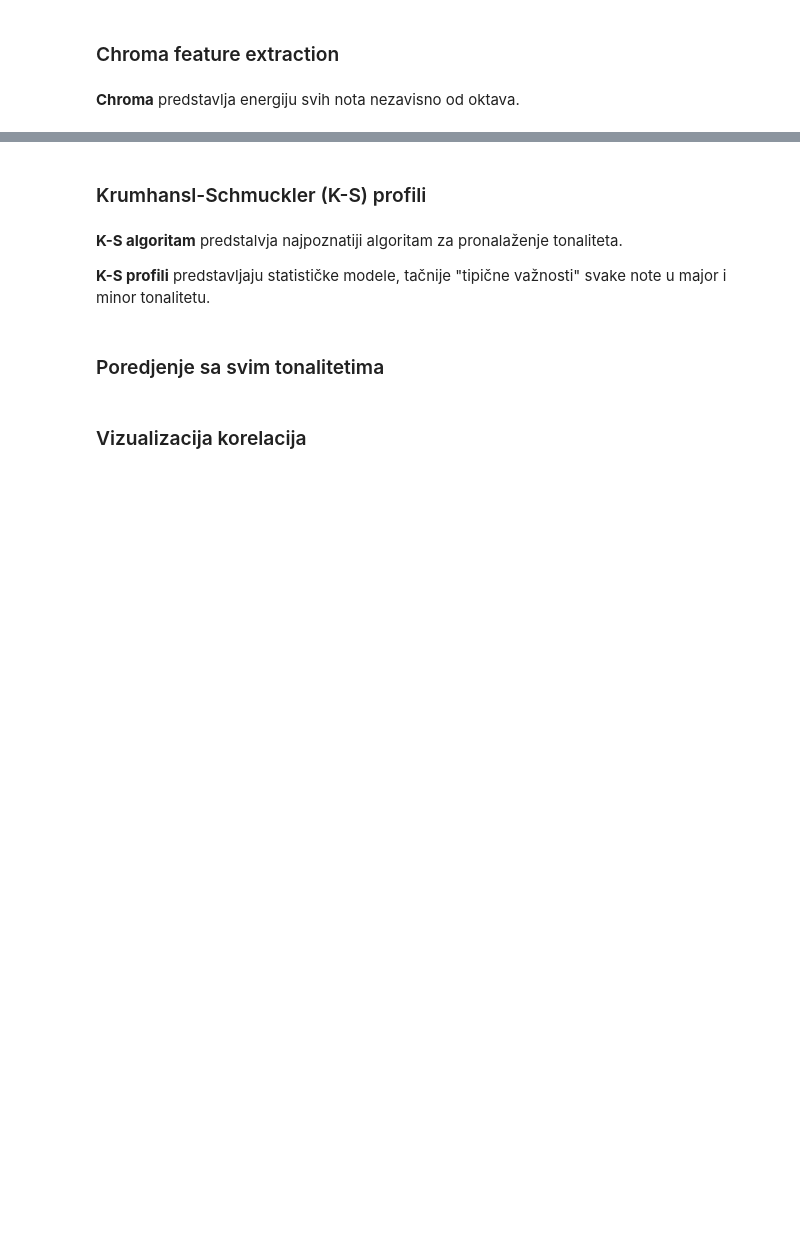
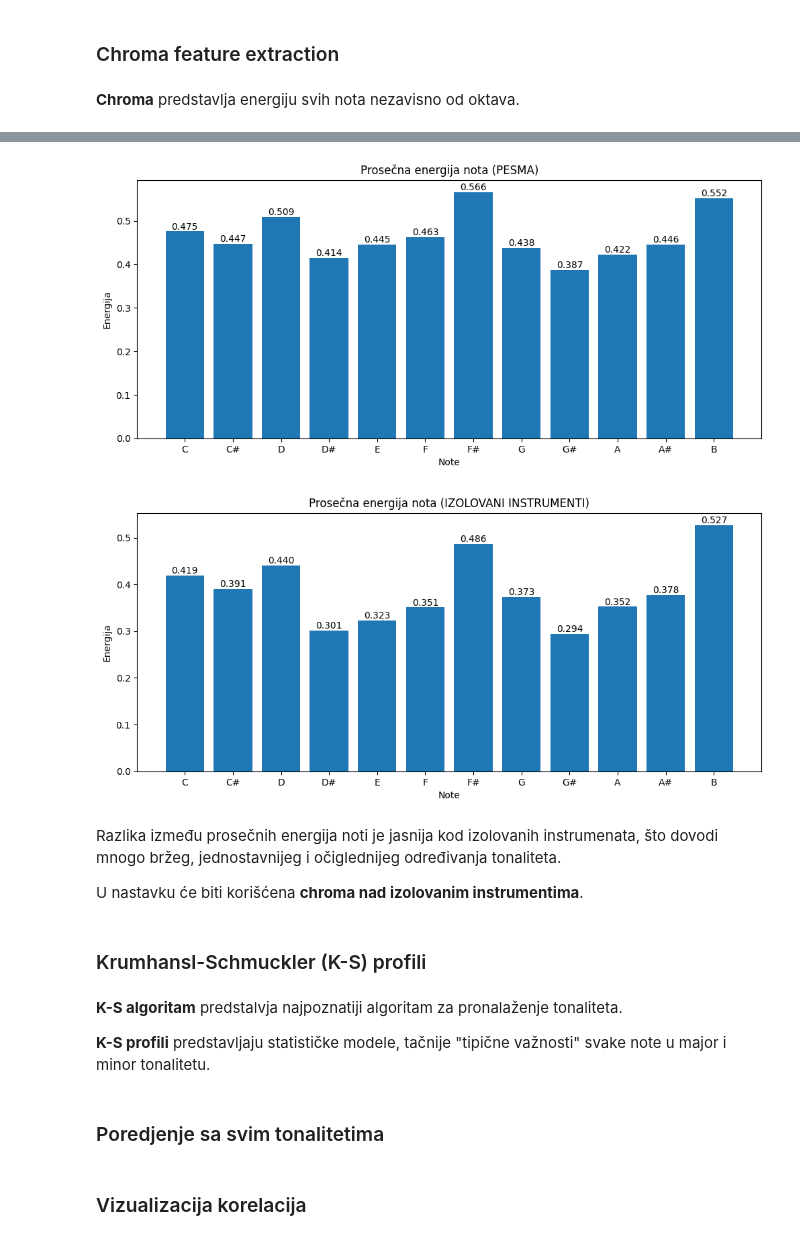
Before and after one commit to maslesa/WaveSplitNotebook, a Jupyter notebook: wave_split.ipynb, the cells around one changed output, grey strips where cells are left out. Cells and saved outputs as stored; diff of their text form; code cells hidden in the pictures; blank space fills up the shorter version.

```diff
--- a/wave_split.ipynb
+++ b/wave_split.ipynb
@@ -229,11 +229,3 @@ plt.show()
 ### Chroma feature extraction
 # %% [markdown]
 **Chroma** predstavlja energiju svih nota nezavisno od oktava.
-# %%
-chroma = librosa.feature.chroma_stft(
-    y=signal,
-    sr=sr,
-    n_fft=n_fft,
-    hop_length=hop_length
-)
-print(f'Chroma shape: {chroma.shape}')
@@ -285,0 +232,6 @@ plt.show()
+# %%
+instruments_signal = separated['other']
+
+instruments_signal = np.mean(instruments_signal, axis=1)
+
+instruments_signal = instruments_signal / np.max(np.abs(instruments_signal))
@@ -286,3 +291,40 @@ plt.show()
+# %%
+notes = ['C', 'C#', 'D', 'D#', 'E', 'F', 'F#', 'G', 'G#', 'A', 'A#', 'B']
+
+chroma_song_mean = np.mean(chroma_song, axis=1)
+chroma_instruments_mean = np.mean(chroma_instruments, axis=1)
+# %%
+def show_average_notes_energy(chroma, title):
+
+    plt.figure(figsize=(12, 5))
+
+    bars = plt.bar(notes, chroma)
+
+    for bar in bars:
+        height = bar.get_height()
+        plt.text(
+            x=bar.get_x() + bar.get_width() / 2,
+            y=height,
+            s=f'{height:.3f}',
+            ha='center',
+            va='bottom'
+        )
+
+    plt.title(title)
+    plt.xlabel('Note')
+    plt.ylabel('Energija')
+
+    plt.show()
+# %%
+show_average_notes_energy(chroma_song_mean, 'Prosečna energija nota (PESMA)')
+show_average_notes_energy(chroma_instruments_mean, 'Prosečna energija nota (IZOLOVANI INSTRUMENTI)')
+# %% [output]
+[figure, added]
+[figure, added]
+# %% [markdown]
+Razlika između prosečnih energija noti je jasnija kod izolovanih instrumenata, što dovodi mnogo bržeg, jednostavnijeg i očiglednijeg određivanja tonaliteta.
+
+U nastavku će biti korišćena **chroma nad izolovanim instrumentima**.
 # %% [markdown]
 ### Krumhansl-Schmuckler (K-S) profili
 # %% [markdown]
```
Also changed, not shown: parts of 22 cells of this notebook.
